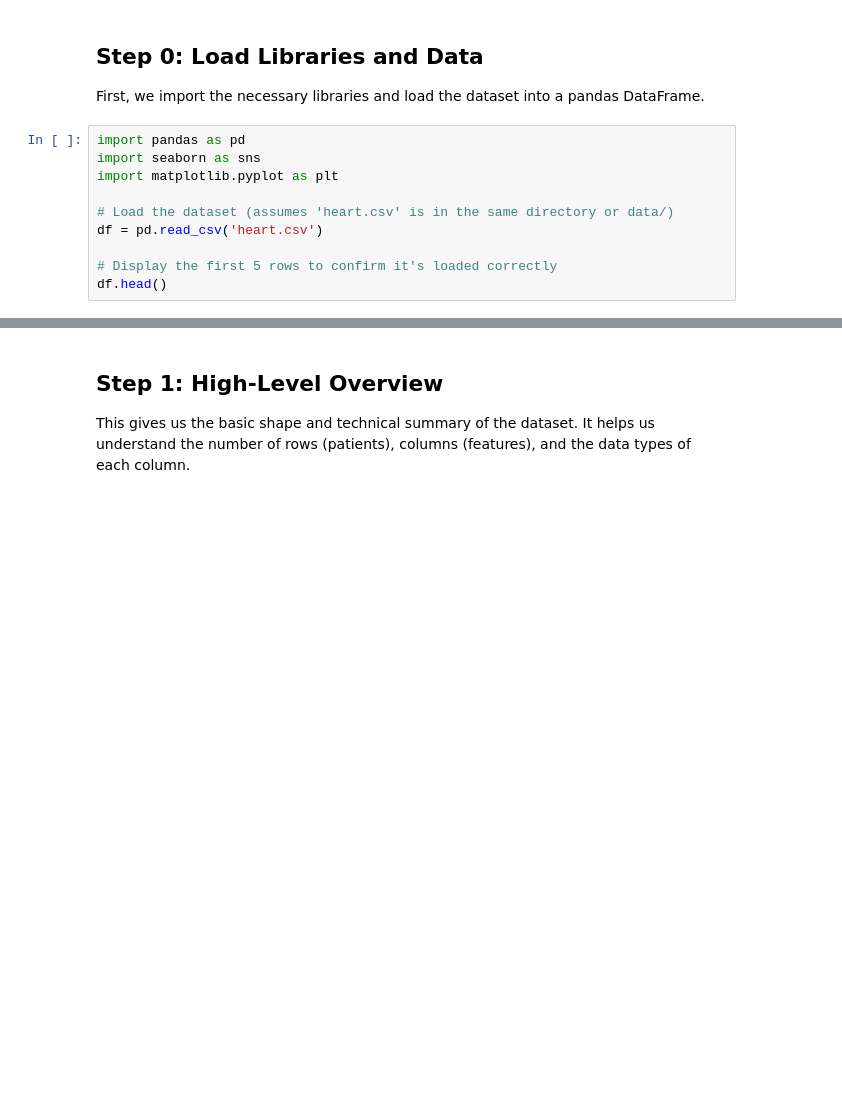
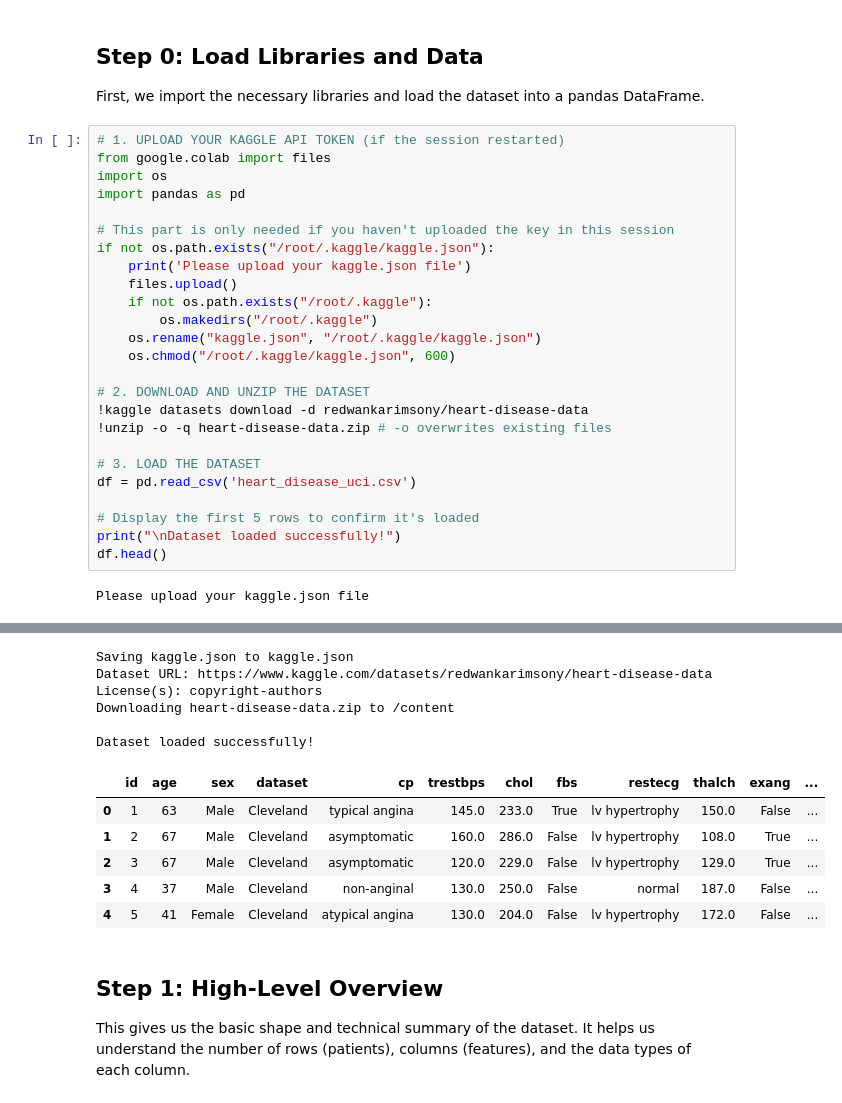
Before and after one commit to KainatAzhar/heart-disease-analysis, a Jupyter notebook: notebook/exploratory-data-analysis.ipynb, the cells around one changed output, grey strips where cells are left out. Saved outputs shown, nothing was run; the diff lists cells and outputs as text; blank space fills up the shorter version.

```diff
--- a/notebook/exploratory-data-analysis.ipynb
+++ b/notebook/exploratory-data-analysis.ipynb
@@ -5,13 +7,30 @@ This notebook covers the initial analysis of the UCI Heart Disease dataset.
 # %% [markdown]
 ## Step 0: Load Libraries and Data
 First, we import the necessary libraries and load the dataset into a pandas DataFrame.
-# %%
-import pandas as pd
-import seaborn as sns
-import matplotlib.pyplot as plt
-
-# Load the dataset (assumes 'heart.csv' is in the same directory or data/)
-df = pd.read_csv('heart.csv')
-
-# Display the first 5 rows to confirm it's loaded correctly
-df.head()
+# %%
+# 1. UPLOAD YOUR KAGGLE API TOKEN (if the session restarted)
+from google.colab import files
+import os
+import pandas as pd
+
+# This part is only needed if you haven't uploaded the key in this session
+if not os.path.exists("/root/.kaggle/kaggle.json"):
+    print('Please upload your kaggle.json file')
+    files.upload()
+    if not os.path.exists("/root/.kaggle"):
+        os.makedirs("/root/.kaggle")
+    os.rename("kaggle.json", "/root/.kaggle/kaggle.json")
+    os.chmod("/root/.kaggle/kaggle.json", 600)
+
+# 2. DOWNLOAD AND UNZIP THE DATASET
+!kaggle datasets download -d redwankarimsony/heart-disease-data
+!unzip -o -q heart-disease-data.zip # -o overwrites existing files
+
+# 3. LOAD THE DATASET
+df = pd.read_csv('heart_disease_uci.csv')
+
+# Display the first 5 rows to confirm it's loaded
+print("\nDataset loaded successfully!")
+df.head()
+# %% [output]
+Please upload your kaggle.json file
@@ -18,3 +38,15 @@ df.head()
+Saving kaggle.json to kaggle.json
+Dataset URL: https://www.kaggle.com/datasets/redwankarimsony/heart-disease-data
+License(s): copyright-authors
+Downloading heart-disease-data.zip to /content
+
+Dataset loaded successfully!
+|  | id | age | sex | dataset | cp | trestbps | chol | fbs | restecg | thalch | exang | ... |
+| 0 | 1 | 63 | Male | Cleveland | typical angina | 145.0 | 233.0 | True | lv hypertrophy | 150.0 | False | ... |
+| 1 | 2 | 67 | Male | Cleveland | asymptomatic | 160.0 | 286.0 | False | lv hypertrophy | 108.0 | True | ... |
+| 2 | 3 | 67 | Male | Cleveland | asymptomatic | 120.0 | 229.0 | False | lv hypertrophy | 129.0 | True | ... |
+| 3 | 4 | 37 | Male | Cleveland | non-anginal | 130.0 | 250.0 | False | normal | 187.0 | False | ... |
+| 4 | 5 | 41 | Female | Cleveland | atypical angina | 130.0 | 204.0 | False | lv hypertrophy | 172.0 | False | ... |
 # %% [markdown]
 ## Step 1: High-Level Overview
 
```
Also changed, not shown: parts of 14 cells of this notebook.
